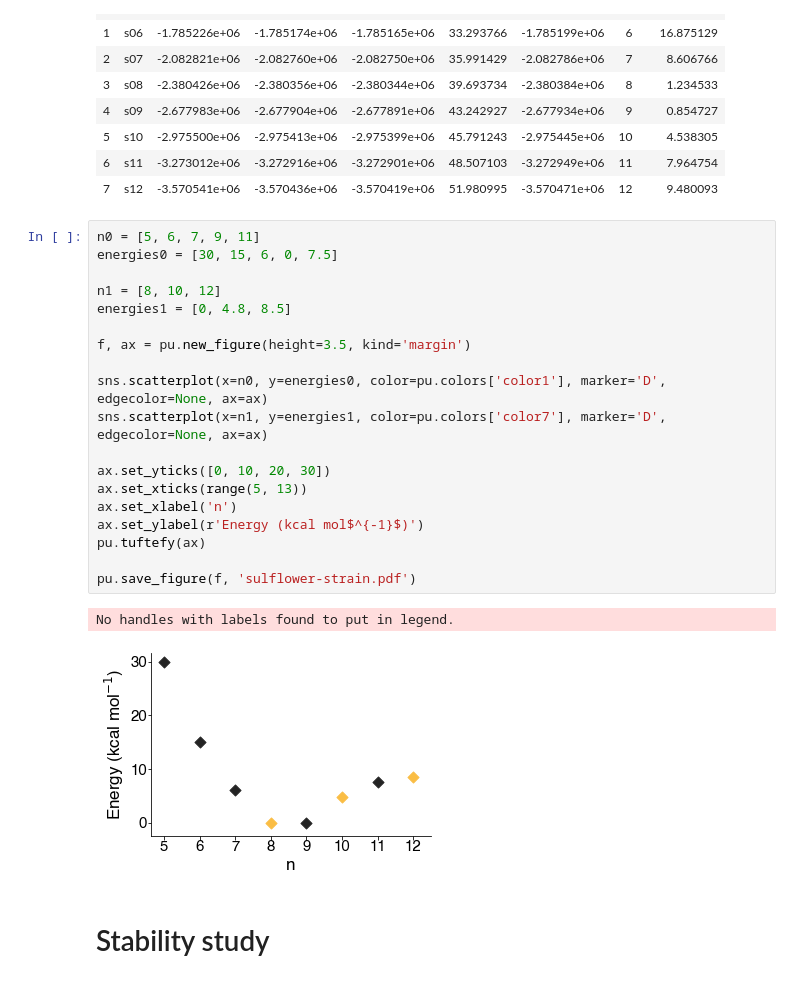
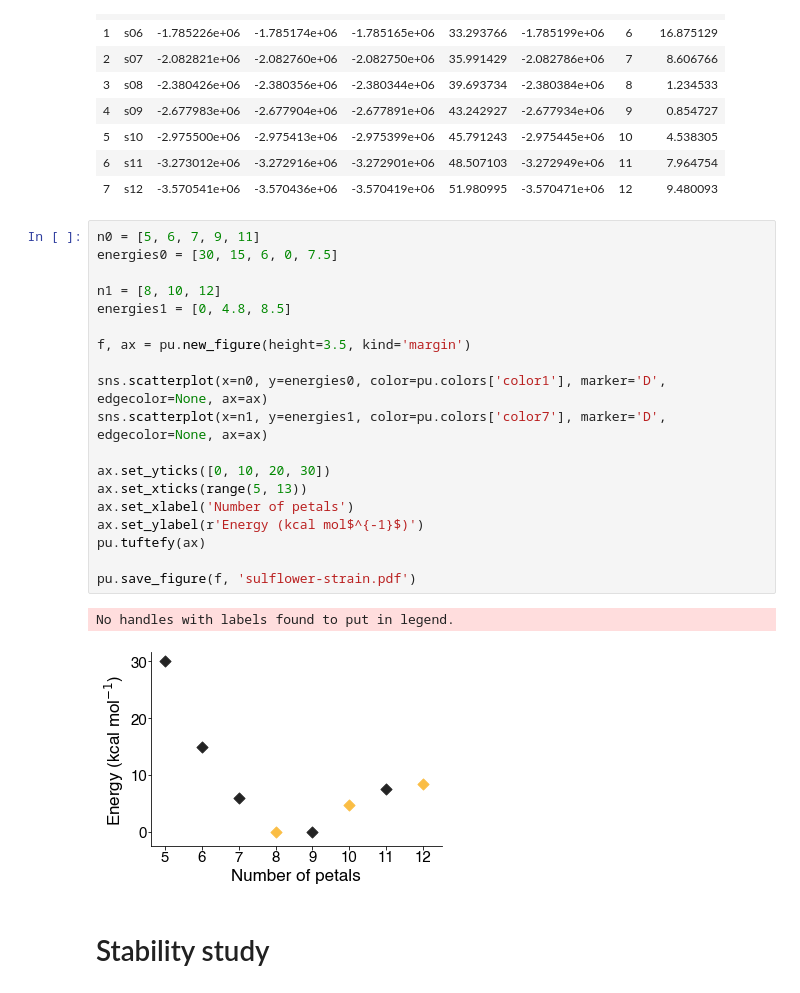
Before and after one commit to oscarigrexas/eomt-oscar, a Jupyter notebook: exploration/exploration.ipynb, the cells around one changed output. Cells and saved outputs as stored; diff of their text form.

```diff
--- a/exploration/exploration.ipynb
+++ b/exploration/exploration.ipynb
@@ -35,25 +35,25 @@ edf
 # %%
 n0 = [5, 6, 7, 9, 11]
 energies0 = [30, 15, 6, 0, 7.5]
 
 n1 = [8, 10, 12]
 energies1 = [0, 4.8, 8.5]
 
 f, ax = pu.new_figure(height=3.5, kind='margin')
 
 sns.scatterplot(x=n0, y=energies0, color=pu.colors['color1'], marker='D', edgecolor=None, ax=ax)
 sns.scatterplot(x=n1, y=energies1, color=pu.colors['color7'], marker='D', edgecolor=None, ax=ax)
 
 ax.set_yticks([0, 10, 20, 30])
 ax.set_xticks(range(5, 13))
-ax.set_xlabel('n')
+ax.set_xlabel('Number of petals')
 ax.set_ylabel(r'Energy (kcal mol$^{-1}$)')
 pu.tuftefy(ax)
 
 pu.save_figure(f, 'sulflower-strain.pdf')
 # %% [output]
 No handles with labels found to put in legend.
-[figure, old version]
+[figure, new version]
 # %% [markdown]
 # Stability study
 # %%
```
Also changed, not shown: parts of 2 cells of this notebook, 31 other files.
